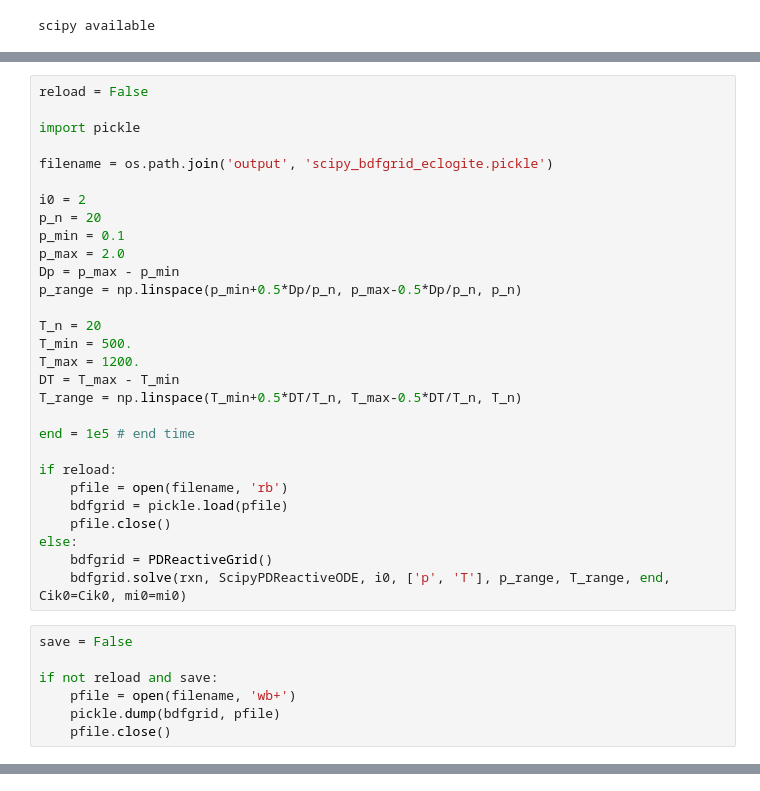
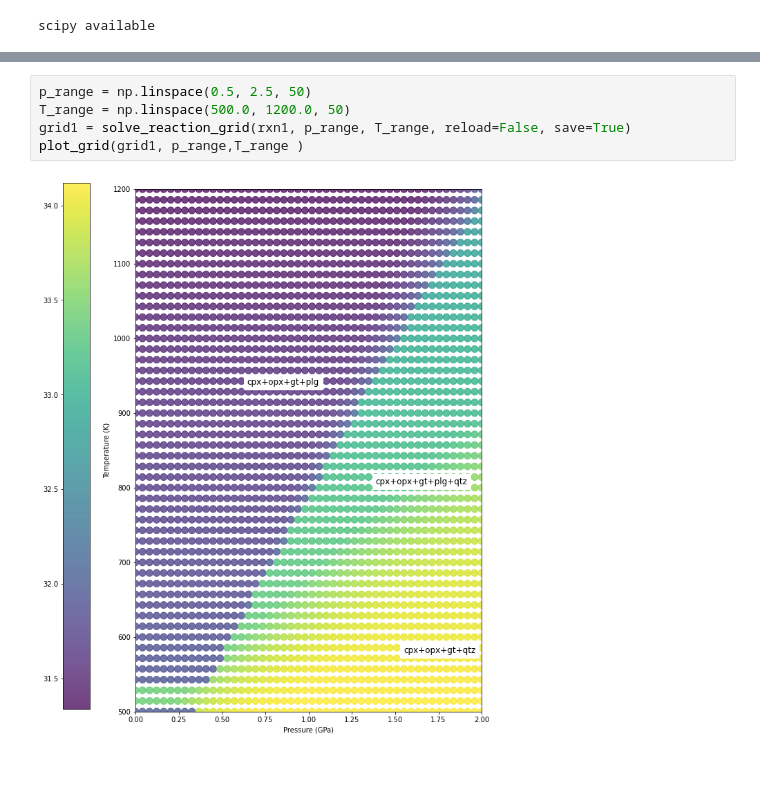
Before and after one commit to mitchellmcm27/tcg-ec, a Jupyter notebook: systems/ec/notebooks/ec_reactions.ipynb, the cells around one changed output, grey strips where cells are left out. Saved outputs shown, nothing was run; the diff lists cells and outputs as text.

Commit message:
3 separate reaction objects

```diff
--- a/systems/ec/notebooks/ec_reactions.ipynb
+++ b/systems/ec/notebooks/ec_reactions.ipynb
@@ -165,37 +187 @@ ode.plot()
-# %%
-reload = False
-
-import pickle
-
-filename = os.path.join('output', 'scipy_bdfgrid_eclogite.pickle')
-
-i0 = 2
-p_n = 20
-p_min = 0.1
-p_max = 2.0
-Dp = p_max - p_min
-p_range = np.linspace(p_min+0.5*Dp/p_n, p_max-0.5*Dp/p_n, p_n)
-
-T_n = 20
-T_min = 500.
-T_max = 1200.
-DT = T_max - T_min
-T_range = np.linspace(T_min+0.5*DT/T_n, T_max-0.5*DT/T_n, T_n)
-
-end = 1e5 # end time
-
-if reload:
-    pfile = open(filename, 'rb')
-    bdfgrid = pickle.load(pfile)
-    pfile.close()
-else:
-    bdfgrid = PDReactiveGrid()
-    bdfgrid.solve(rxn, ScipyPDReactiveODE, i0, ['p', 'T'], p_range, T_range, end, Cik0=Cik0, mi0=mi0)
-# %%
-save = False
-
-if not reload and save:
-    pfile = open(filename, 'wb+')
-    pickle.dump(bdfgrid, pfile)
-    pfile.close()
 # %%
@@ -230,0 +249,7 @@ bdfdiag.plot_phases()
+# %%
+p_range = np.linspace(0.5, 2.5, 50)
+T_range = np.linspace(500.0, 1200.0, 50)
+grid1 = solve_reaction_grid(rxn1, p_range, T_range, reload=False, save=True)
+plot_grid(grid1, p_range,T_range )
+# %% [output]
+[figure, added]
```
Also changed, not shown: parts of 16 cells of this notebook, 4 other files.
